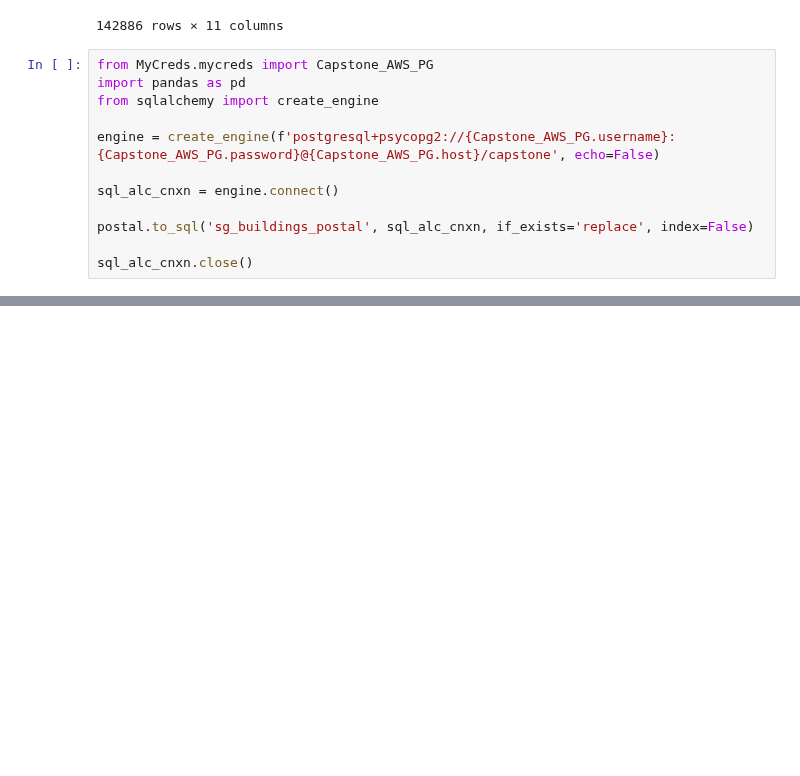
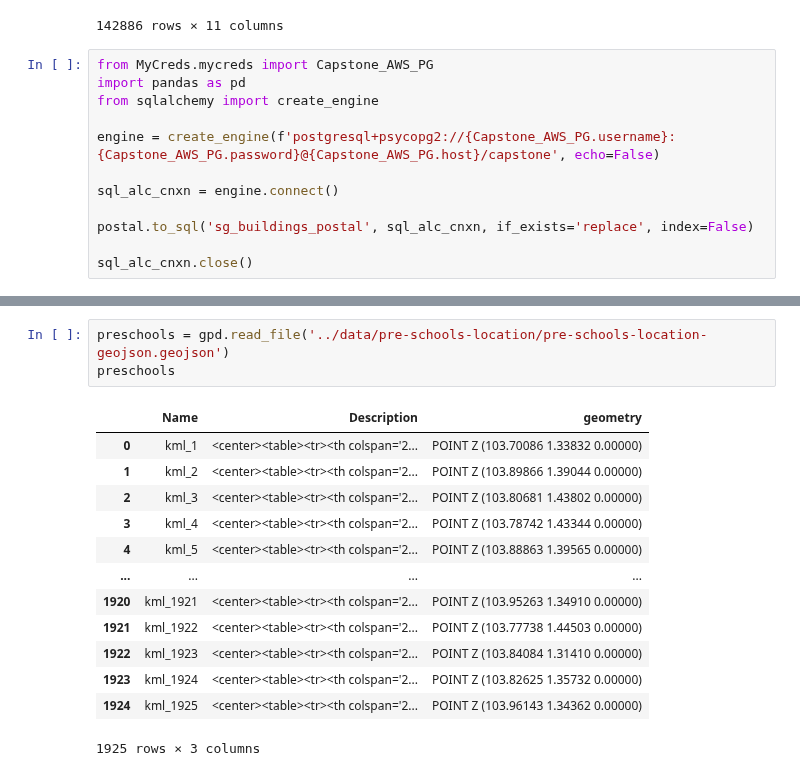
Before and after one commit to mcmanus-git/Singapore-HDB, a Jupyter notebook: michael/EDA/pipline.ipynb, the cells around one changed output, grey strips where cells are left out. Drawn from its saved outputs; the diff is of its cells as text; blank space fills up the shorter version.

```diff
--- a/michael/EDA/pipline.ipynb
+++ b/michael/EDA/pipline.ipynb
@@ -674,0 +687,17 @@ sql_alc_cnxn.close()
+# %%
+preschools = gpd.read_file('../data/pre-schools-location/pre-schools-location-geojson.geojson')
+preschools
+# %% [output]
+|  | Name | Description | geometry |
+| 0 | kml_1 | <center><table><tr><th colspan='2... | POINT Z (103.70086 1.33832 0.00000) |
+| 1 | kml_2 | <center><table><tr><th colspan='2... | POINT Z (103.89866 1.39044 0.00000) |
+| 2 | kml_3 | <center><table><tr><th colspan='2... | POINT Z (103.80681 1.43802 0.00000) |
+| 3 | kml_4 | <center><table><tr><th colspan='2... | POINT Z (103.78742 1.43344 0.00000) |
+| 4 | kml_5 | <center><table><tr><th colspan='2... | POINT Z (103.88863 1.39565 0.00000) |
+| ... | ... | ... | ... |
+| 1920 | kml_1921 | <center><table><tr><th colspan='2... | POINT Z (103.95263 1.34910 0.00000) |
+| 1921 | kml_1922 | <center><table><tr><th colspan='2... | POINT Z (103.77738 1.44503 0.00000) |
+| 1922 | kml_1923 | <center><table><tr><th colspan='2... | POINT Z (103.84084 1.31410 0.00000) |
+| 1923 | kml_1924 | <center><table><tr><th colspan='2... | POINT Z (103.82625 1.35732 0.00000) |
+| 1924 | kml_1925 | <center><table><tr><th colspan='2... | POINT Z (103.96143 1.34362 0.00000) |
+1925 rows × 3 columns
```
Also changed, not shown: parts of 6 cells of this notebook.
